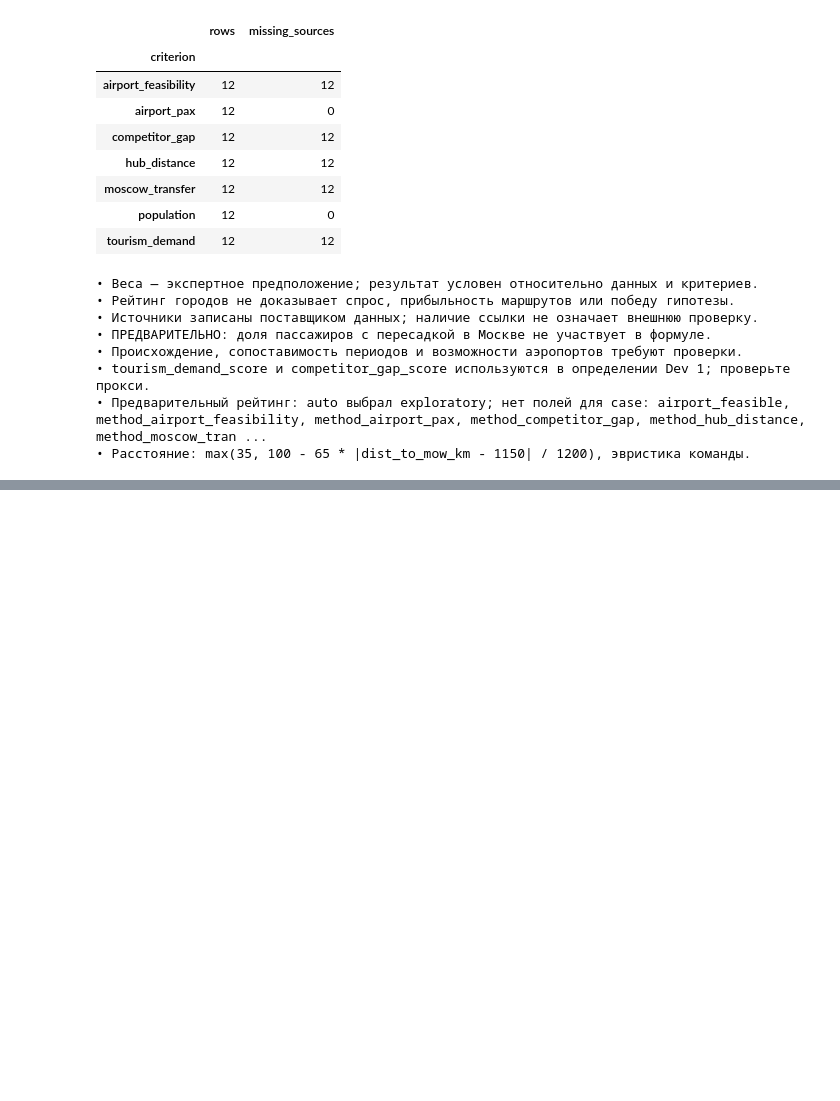
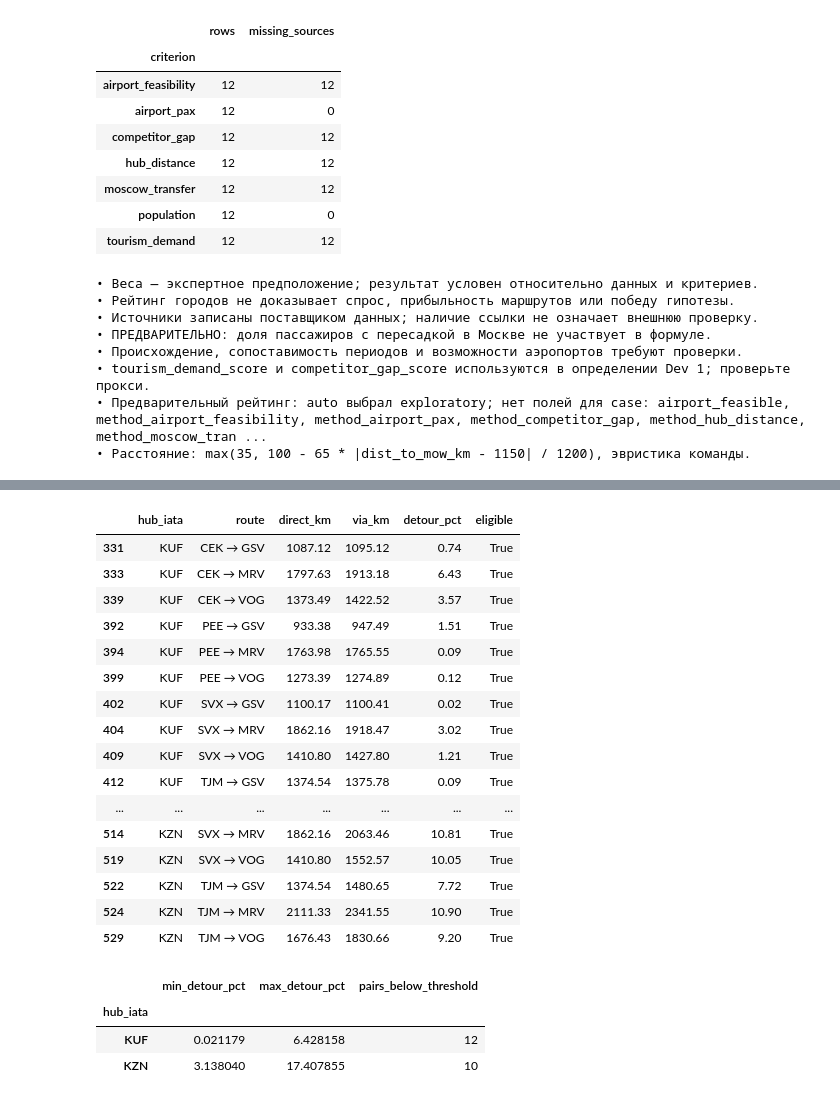
Before and after one commit to Prepodavately/RedWings__hackathon, a Jupyter notebook: notebooks/02_scoring_check.ipynb, the cells around one changed output, grey strips where cells are left out. Drawn from its saved outputs; the diff is of its cells as text; code cells hidden in the pictures; blank space fills up the shorter version.

```diff
--- a/notebooks/02_scoring_check.ipynb
+++ b/notebooks/02_scoring_check.ipynb
@@ -329,0 +342,15 @@ for limitation in hub.limitations:
+# %%
+from src.scoring.city_scorer import calculate_scissor_hub_index
+
+MAX_DETOUR_PCT = 15.0
+scissor = calculate_scissor_hub_index(cities, gravity, max_detour_pct=MAX_DETOUR_PCT)
+scissor_pairs = pd.DataFrame(scissor.attrs["pair_details"])
+summary = scissor[["iata", "city_name", "scissor_rank", "scissor_hub_index", "eligible_directed_pairs"]].merge(
+    hub.table[["iata", "eligible", "exclusion_reason"]], on="iata", validate="one_to_one")
+display(summary)
+print("Топ-3 допустимых кандидатов нового хаба по транзитному индексу:")
+display(summary.loc[summary.eligible].head(3))
+assert len(scissor_pairs) == 12 * 11 * 10
+by_hub = scissor_pairs.groupby("hub_iata").contribution.sum()
+np.testing.assert_allclose(scissor.scissor_hub_index, scissor.iata.map(by_hub))
+print("Сохранены слагаемые для", len(scissor_pairs), "комбинаций хаб/А/Б.")
@@ -329,0 +383,40 @@ for limitation in hub.limitations:
+# %%
+ural_south = scissor_pairs.loc[
+    scissor_pairs.hub_iata.isin(["KUF", "KZN"])
+    & scissor_pairs.origin_iata.isin(["SVX", "CEK", "PEE", "TJM"])
+    & scissor_pairs.dest_iata.isin(["MRV", "VOG", "GSV"])
+].copy()
+ural_south["route"] = ural_south.origin_iata + " → " + ural_south.dest_iata
+display(ural_south[["hub_iata", "route", "direct_km", "via_km", "detour_pct", "eligible"]].round(2))
+display(ural_south.groupby("hub_iata").agg(min_detour_pct=("detour_pct", "min"),
+    max_detour_pct=("detour_pct", "max"), pairs_below_threshold=("eligible", "sum")))
+plot_data = ural_south.pivot(index="route", columns="hub_iata", values="detour_pct")
+fig_scissor = go.Figure(go.Heatmap(z=plot_data.to_numpy(), x=plot_data.columns.tolist(),
+    y=plot_data.index.tolist(), colorscale="YlOrRd", zmin=0, zmax=20,
+    text=plot_data.round(2).astype(str).to_numpy(), texttemplate="%{text}%",
+    colorbar_title="Крюк, %", hovertemplate="%{y} через %{x}: %{z:.2f}%<extra></extra>"))
+fig_scissor.update_layout(title="Удлинение пути через KUF / KZN; порог строго <15%",
+    xaxis_title="Аэропорт пересадки", yaxis_title="Направление", template="plotly_white", height=600)
+fig_scissor.show(renderer="plotly_mimetype")
+# %% [output]
+|  | hub_iata | route | direct_km | via_km | detour_pct | eligible |
+| 331 | KUF | CEK → GSV | 1087.12 | 1095.12 | 0.74 | True |
+| 333 | KUF | CEK → MRV | 1797.63 | 1913.18 | 6.43 | True |
+| 339 | KUF | CEK → VOG | 1373.49 | 1422.52 | 3.57 | True |
+| 392 | KUF | PEE → GSV | 933.38 | 947.49 | 1.51 | True |
+| 394 | KUF | PEE → MRV | 1763.98 | 1765.55 | 0.09 | True |
+| 399 | KUF | PEE → VOG | 1273.39 | 1274.89 | 0.12 | True |
+| 402 | KUF | SVX → GSV | 1100.17 | 1100.41 | 0.02 | True |
+| 404 | KUF | SVX → MRV | 1862.16 | 1918.47 | 3.02 | True |
+| 409 | KUF | SVX → VOG | 1410.80 | 1427.80 | 1.21 | True |
+| 412 | KUF | TJM → GSV | 1374.54 | 1375.78 | 0.09 | True |
+| ... | ... | ... | ... | ... | ... | ... |
+| 514 | KZN | SVX → MRV | 1862.16 | 2063.46 | 10.81 | True |
+| 519 | KZN | SVX → VOG | 1410.80 | 1552.57 | 10.05 | True |
+| 522 | KZN | TJM → GSV | 1374.54 | 1480.65 | 7.72 | True |
+| 524 | KZN | TJM → MRV | 2111.33 | 2341.55 | 10.90 | True |
+| 529 | KZN | TJM → VOG | 1676.43 | 1830.66 | 9.20 | True |
+|  | min_detour_pct | max_detour_pct | pairs_below_threshold |
+| hub_iata |  |  |  |
+| KUF | 0.021179 | 6.428158 | 12 |
+| KZN | 3.138040 | 17.407855 | 10 |
```
Also changed, not shown: parts of 7 cells of this notebook, 15 other files.
